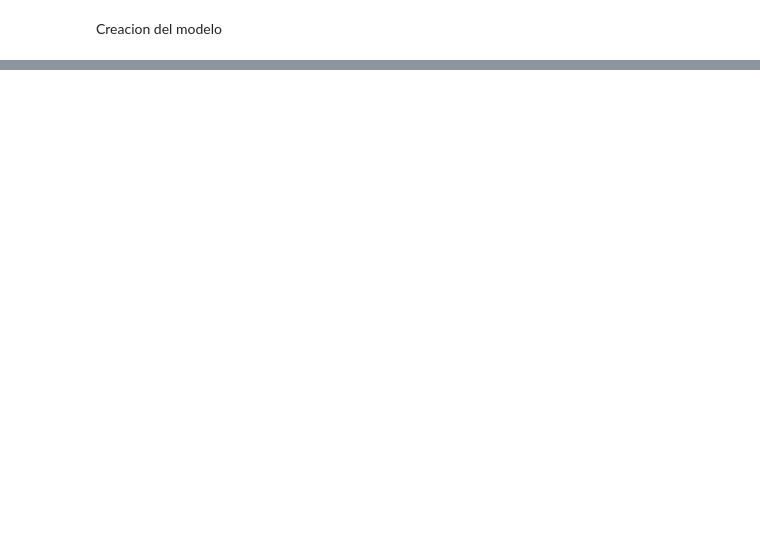
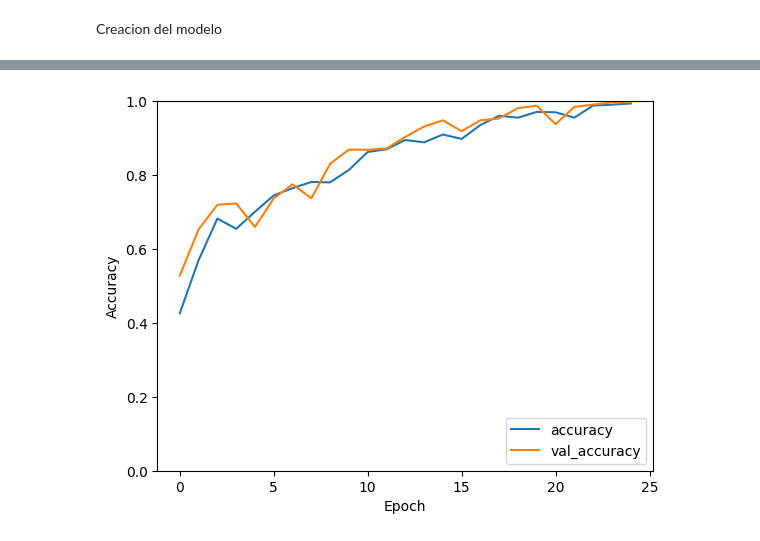
Before and after one commit to benjokapu/tpCNNavanzado, a Jupyter notebook: main.ipynb, the cells around one changed output, grey strips where cells are left out. Drawn from its saved outputs; the diff is of its cells as text; code cells hidden in the pictures; blank space fills up the shorter version.

```diff
--- a/main.ipynb
+++ b/main.ipynb
@@ -393,24 +295,24 @@ Creacion del modelo
 # %%
 # MODELO DE IA DEL PROYTECTO DE BENJO, MODIFICARLO A NUESTRO PROYECTO
 
-num_classes = 2  # Para clasificación binaria
+num_classes = 5  # Para clasificación multiclase
 
 # Define la capa de entrada explícitamente
 inputs = tf.keras.Input(shape=(img_height, img_width, 3), name='input_layer')
 
 # Define el modelo secuencial utilizando el input explícito
-x = tf.keras.layers.Rescaling(1./255, name='res_layer_1')(inputs)
-x = tf.keras.layers.Conv2D(8, 3, padding='same', name='conv_layer_1')(x)
-x = tf.keras.layers.Activation('relu', name='conv_layer_1_act')(x)
-x = tf.keras.layers.MaxPooling2D(name='max_pooling_layer_1')(x)
-x = tf.keras.layers.Conv2D(8, 3, padding='same', name='conv_layer_2')(x)
-x = tf.keras.layers.Activation('relu', name='conv_layer_2_act')(x)
-x = tf.keras.layers.MaxPooling2D(name='max_pooling_layer_2')(x)
-x = tf.keras.layers.Flatten(name='flatten_layer_1')(x)
-x = tf.keras.layers.Dense(128, name='dense_layer_1', activation='relu')(x)
+x = tf.keras.layers.Rescaling(1./255, name='res_layer_1')(inputs) #rescala
+x = tf.keras.layers.Conv2D(8, 3, padding='same', name='conv_layer_1')(x) #primera capa convolucional
+x = tf.keras.layers.Activation('relu', name='conv_layer_1_act')(x) #función de activación
+x = tf.keras.layers.MaxPooling2D(name='max_pooling_layer_1')(x) #capa de pooling
+x = tf.keras.layers.Conv2D(8, 3, padding='same', name='conv_layer_2')(x) #segunda capa convolucional
+x = tf.keras.layers.Activation('relu', name='conv_layer_2_act')(x) #función de activación
+x = tf.keras.layers.MaxPooling2D(name='max_pooling_layer_2')(x) #capa de pooling
+x = tf.keras.layers.Flatten(name='flatten_layer_1')(x) #aplanar
+x = tf.keras.layers.Dense(128, name='dense_layer_1', activation='relu')(x) #bias, weights, función de activación (relu)
 
 # Salida final con activación sigmoid para clasificación binaria
-outputs = tf.keras.layers.Dense(num_classes, name='output_layer', activation="softmax")(x)
+outputs = tf.keras.layers.Dense(num_classes, name='output_layer', activation="softmax")(x) #nos devuleve 5 outputs
 
 # Crea el modelo funcional
 modelo = tf.keras.Model(inputs=inputs, outputs=outputs)
@@ -416,0 +321,10 @@ modelo = tf.keras.Model(inputs=inputs, outputs=outputs)
+# %%
+modelo.compile(optimizer='adam',
+    loss=tf.keras.losses.SparseCategoricalCrossentropy(from_logits=True),
+    metrics=['accuracy'])
+# %%
+history = modelo.fit(
+    train_ds,
+    validation_data=val_ds,
+    epochs=25,
+  )
@@ -416,0 +350,11 @@ modelo = tf.keras.Model(inputs=inputs, outputs=outputs)
+# %%
+#grafico
+plt.plot(history.history['accuracy'], label='accuracy')
+plt.plot(history.history['val_accuracy'], label = 'val_accuracy')
+plt.xlabel('Epoch')
+plt.ylabel('Accuracy')
+plt.ylim([0, 1])
+plt.legend(loc='lower right')
+plt.show()
+# %% [output]
+[figure, added]
```
Also changed, not shown: parts of 9 cells of this notebook, 1 other file.
